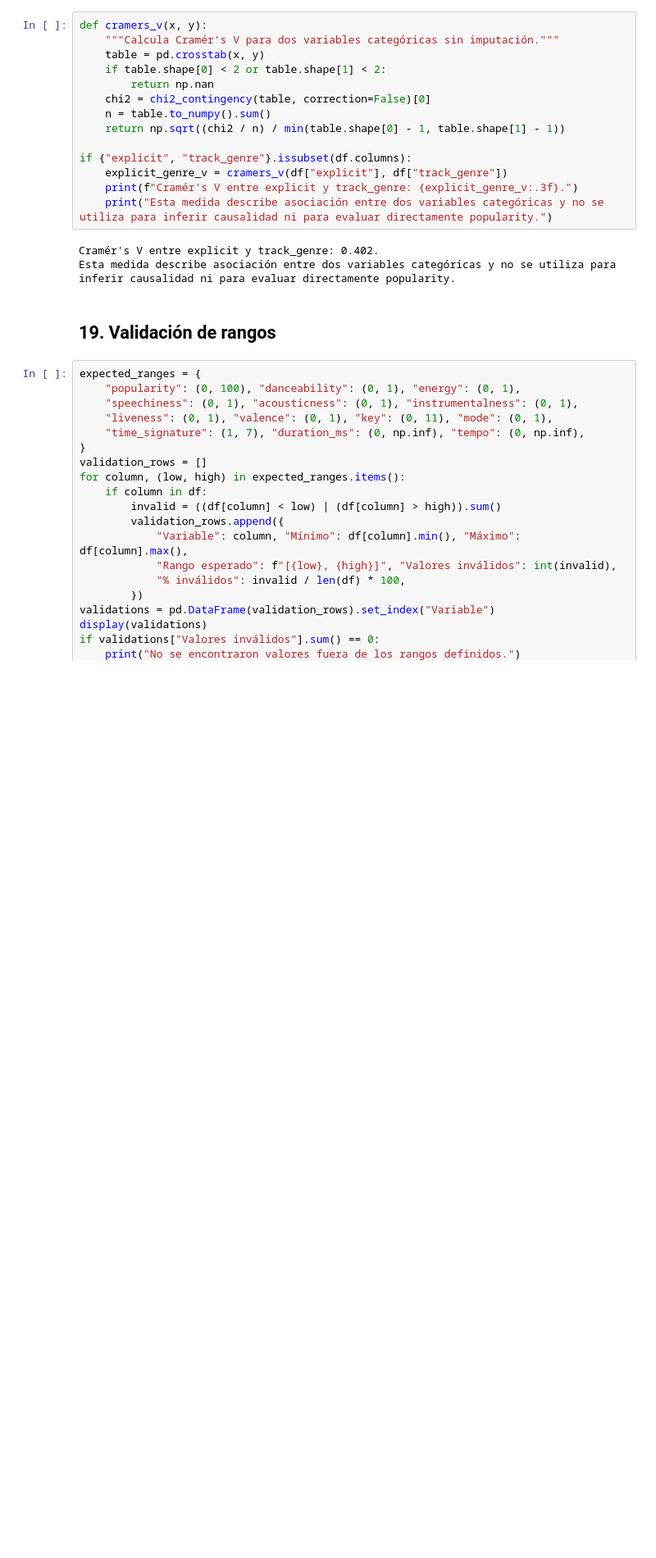
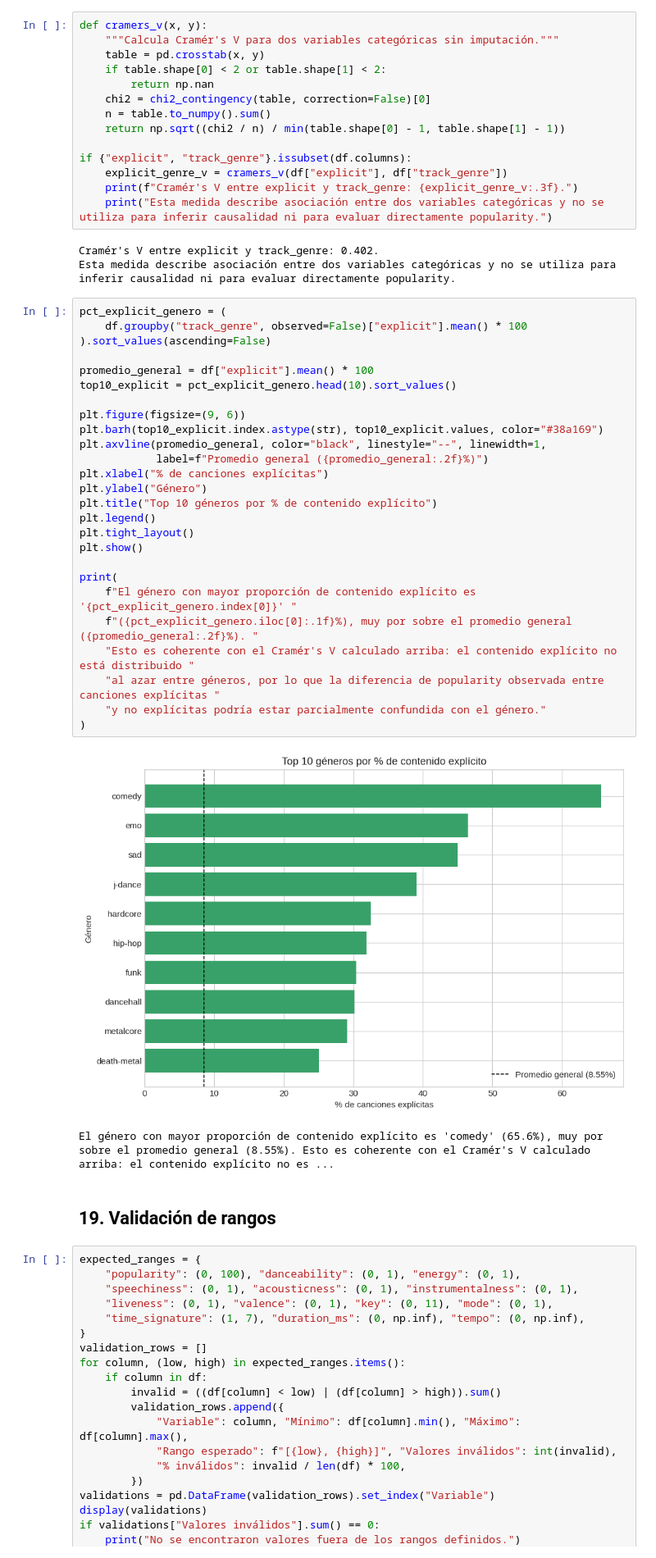
Before and after one commit to BRomanman/Spotify_EP1_Proyecto, a Jupyter notebook: notebooks/EP1_Caso_C_Spotify_Informe.ipynb, the cells around one changed output. Shown at 82% size. Cells and saved outputs as stored; diff of their text form; blank space fills up the shorter version.

```diff
--- a/notebooks/EP1_Caso_C_Spotify_Informe.ipynb
+++ b/notebooks/EP1_Caso_C_Spotify_Informe.ipynb
@@ -499,6 +558,35 @@ if {"explicit", "track_genre"}.issubset(df.columns):
 # %% [output]
 Cramér's V entre explicit y track_genre: 0.402.
 Esta medida describe asociación entre dos variables categóricas y no se utiliza para inferir causalidad ni para evaluar directamente popularity.
+# %%
+pct_explicit_genero = (
+    df.groupby("track_genre", observed=False)["explicit"].mean() * 100
+).sort_values(ascending=False)
+
+promedio_general = df["explicit"].mean() * 100
+top10_explicit = pct_explicit_genero.head(10).sort_values()
+
+plt.figure(figsize=(9, 6))
+plt.barh(top10_explicit.index.astype(str), top10_explicit.values, color="#38a169")
+plt.axvline(promedio_general, color="black", linestyle="--", linewidth=1,
+            label=f"Promedio general ({promedio_general:.2f}%)")
+plt.xlabel("% de canciones explícitas")
+plt.ylabel("Género")
+plt.title("Top 10 géneros por % de contenido explícito")
+plt.legend()
+plt.tight_layout()
+plt.show()
+
+print(
+    f"El género con mayor proporción de contenido explícito es '{pct_explicit_genero.index[0]}' "
+    f"({pct_explicit_genero.iloc[0]:.1f}%), muy por sobre el promedio general ({promedio_general:.2f}%). "
+    "Esto es coherente con el Cramér's V calculado arriba: el contenido explícito no está distribuido "
+    "al azar entre géneros, por lo que la diferencia de popularity observada entre canciones explícitas "
+    "y no explícitas podría estar parcialmente confundida con el género."
+)
+# %% [output]
+[figure, added]
+El género con mayor proporción de contenido explícito es 'comedy' (65.6%), muy por sobre el promedio general (8.55%). Esto es coherente con el Cramér's V calculado arriba: el contenido explícito no es ...
 # %% [markdown]
 ## 19. Validación de rangos
 # %%
```
Also changed, not shown: parts of 20 cells of this notebook, 2 other files.
